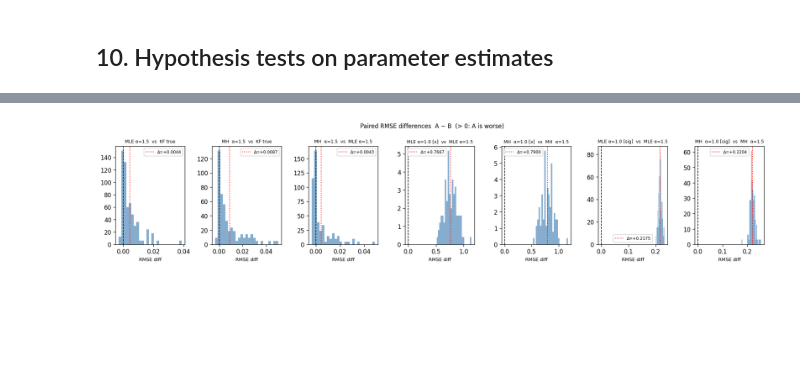
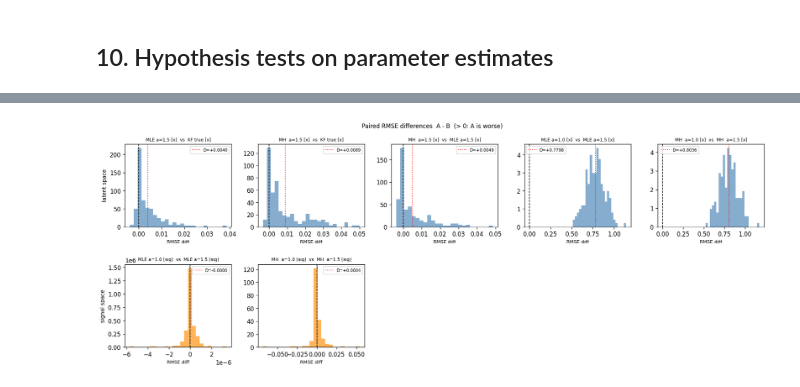
Before and after one commit to rickyli02/particle_filter_project_submission, a Jupyter notebook: notebooks/basic_results.ipynb, the cells around one changed output, grey strips where cells are left out. Drawn from its saved outputs; the diff is of its cells as text; code cells hidden in the pictures; blank space fills up the shorter version.

```diff
--- a/notebooks/basic_results.ipynb
+++ b/notebooks/basic_results.ipynb
@@ -1022,39 +1086,67 @@ Based on the hypothesis test, the MH estimator is having a harder time than MLE
 # %%
 from scipy.stats import ttest_rel
 
 ALPHA_LEVEL = 0.05
 
-comparisons = [
-    ('rmse_mle_fix15',     'rmse_kf_true',    'MLE α=1.5  vs  KF true'),
-    ('rmse_mh_fix15',      'rmse_kf_true',    'MH  α=1.5  vs  KF true'),
-    ('rmse_mh_fix15',      'rmse_mle_fix15',  'MH  α=1.5  vs  MLE α=1.5'),
-    ('rmse_mle_fix10',     'rmse_mle_fix15',  'MLE α=1.0 [x]  vs  MLE α=1.5'),
-    ('rmse_mh_fix10',      'rmse_mh_fix15',   'MH  α=1.0 [x]  vs  MH  α=1.5'),
-    ('rmse_sig_mle_fix10', 'rmse_mle_fix15',  'MLE α=1.0 [sig]  vs  MLE α=1.5'),
-    ('rmse_sig_mh_fix10',  'rmse_mh_fix15',   'MH  α=1.0 [sig]  vs  MH  α=1.5'),
+# rmse_sig_kf_true / rmse_sig_mle_fix15 / rmse_sig_mh_fix15 are signal-space
+# versions of the correctly-specified baselines (= alpha_true * latent RMSE),
+# created in the RMSE analysis cell above.
+
+# ── latent x-space: rmse(x̂_{t|t}, x_t) ─────────────────────────────────────
+latent_comps = [
+    ('rmse_mle_fix15', 'rmse_kf_true',   'MLE a=1.5 [x]  vs  KF true [x]'),
+    ('rmse_mh_fix15',  'rmse_kf_true',   'MH  a=1.5 [x]  vs  KF true [x]'),
+    ('rmse_mh_fix15',  'rmse_mle_fix15', 'MH  a=1.5 [x]  vs  MLE a=1.5 [x]'),
+    ('rmse_mle_fix10', 'rmse_mle_fix15', 'MLE a=1.0 [x]  vs  MLE a=1.5 [x]'),
+    ('rmse_mh_fix10',  'rmse_mh_fix15',  'MH  a=1.0 [x]  vs  MH  a=1.5 [x]'),
 ]
 
-# Paired difference histograms
-fig, axes = plt.subplots(1, len(comparisons), figsize=(16, 3.5))
-fig.suptitle('Paired RMSE differences  A − B  (> 0: A is worse)', fontsize=10)
-for ax, (col_a, col_b, name) in zip(axes, comparisons):
-    diff = results_df[col_a].values - results_df[col_b].values
-    ax.hist(diff, bins=25, density=True, color='steelblue', alpha=0.65, edgecolor='none')
-    ax.axvline(0,           color='black', lw=1.0, ls='--')
-    ax.axvline(diff.mean(), color='red',   lw=1.2, ls=':', label=f'Δ={diff.mean():+.4f}')
-    ax.set_title(name, fontsize=7.5); ax.set_xlabel('RMSE diff', fontsize=8)
-    ax.legend(fontsize=7)
+# ── signal space: rmse(a_est * x̂_{t|t}, a_true * x_t) ──────────────────────
+signal_comps = [
+    ('rmse_sig_mle_fix10', 'rmse_sig_mle_fix15', 'MLE a=1.0 [sig]  vs  MLE a=1.5 [sig]'),
+    ('rmse_sig_mh_fix10',  'rmse_sig_mh_fix15',  'MH  a=1.0 [sig]  vs  MH  a=1.5 [sig]'),
+]
+
+n_cols = max(len(latent_comps), len(signal_comps))
+
+# ── paired difference histograms ──────────────────────────────────────────────
+fig, axes = plt.subplots(2, n_cols, figsize=(16, 6))
+fig.suptitle('Paired RMSE differences  A - B  (> 0: A is worse)', fontsize=10)
+
+for row, (group, color) in enumerate(
+        [(latent_comps, 'steelblue'), (signal_comps, 'darkorange')]):
+    for col, (col_a, col_b, name) in enumerate(group):
+        ax = axes[row, col]
+        diff = results_df[col_a].values - results_df[col_b].values
+        ax.hist(diff, bins=25, density=True, color=color, alpha=0.65, edgecolor='none')
+        ax.axvline(0,           color='black', lw=1.0, ls='--')
+        ax.axvline(diff.mean(), color='red',   lw=1.2, ls=':', label=f'D={diff.mean():+.4f}')
+        ax.set_title(name, fontsize=7.5)
+        ax.set_xlabel('RMSE diff', fontsize=8)
+        ax.legend(fontsize=7)
+    for col in range(len(group), n_cols):
+        axes[row, col].set_visible(False)
+
+axes[0, 0].set_ylabel('latent space', fontsize=9)
+axes[1, 0].set_ylabel('signal space', fontsize=9)
 plt.tight_layout(); plt.show()
 
-# Paired t-tests
-print(f"H₀: E[RMSE(A)] = E[RMSE(B)],  paired t-test  (α={ALPHA_LEVEL})\n")
-print(f"{'Comparison':<38}  {'Mean(A)':>8}  {'Mean(B)':>8}  {'Δ mean':>8}  {'t':>7}  {'p':>10}  {'*':>2}")
-print('-' * 96)
-for col_a, col_b, name in comparisons:
-    a = results_df[col_a].values
-    b = results_df[col_b].values
-    t, p = ttest_rel(a, b)
-    sig = '*' if p < ALPHA_LEVEL else ''
-    print(f"{name:<38}  {a.mean():>8.4f}  {b.mean():>8.4f}  {(a-b).mean():>+8.4f}  {t:>7.2f}  {p:>10.4e}  {sig:>2}")
+# ── paired t-tests ────────────────────────────────────────────────────────────
+def _print_tests(comps, header):
+    print(f'\n{header}')
+    print(f'H0: E[RMSE(A)] = E[RMSE(B)],  paired t-test  (a={ALPHA_LEVEL})\n')
+    print(f"{'Comparison':<42}  {'Mean(A)':>8}  {'Mean(B)':>8}  "
+          f"{'D mean':>8}  {'t':>7}  {'p':>10}  {'*':>2}")
+    print('-' * 100)
+    for col_a, col_b, name in comps:
+        a = results_df[col_a].values
+        b = results_df[col_b].values
+        t, p = ttest_rel(a, b)
+        sig = '*' if p < ALPHA_LEVEL else ''
+        print(f"{name:<42}  {a.mean():>8.4f}  {b.mean():>8.4f}  "
+              f"{(a-b).mean():>+8.4f}  {t:>7.2f}  {p:>10.4e}  {sig:>2}")
+
+_print_tests(latent_comps, '-- Latent x-space  rmse(x_hat, x_t) --')
+_print_tests(signal_comps, '-- Signal space    rmse(a_est * x_hat, a_true * x_t) --')
 # %% [output]
-[figure, old version]
+[figure, new version]
```
Also changed, not shown: parts of 15 cells of this notebook, 7 other files.
